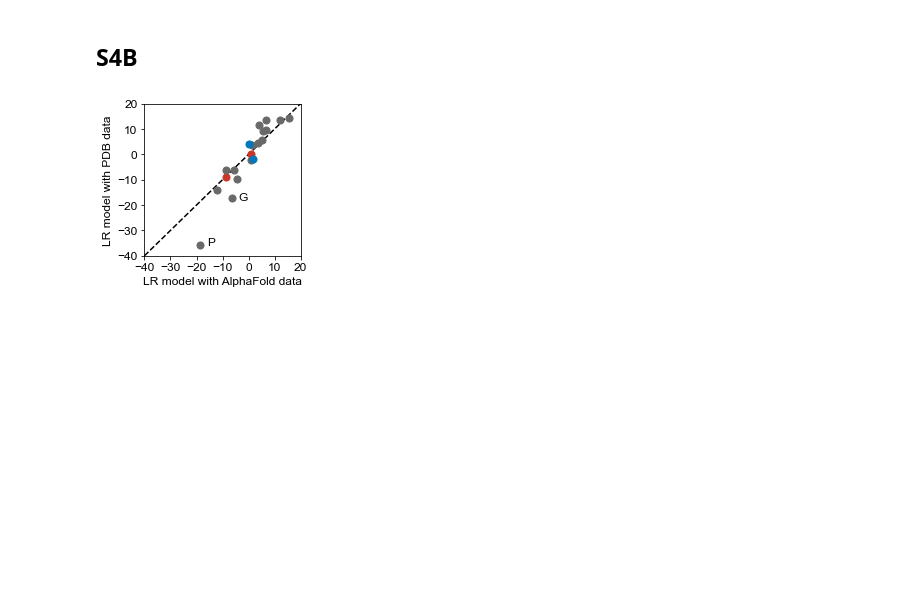
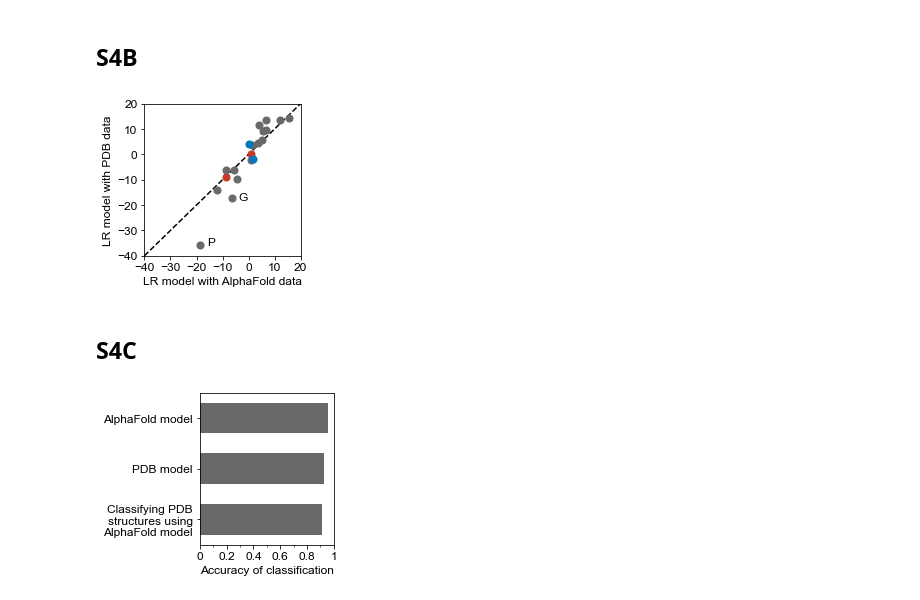
Before and after one commit to rosalindpan/hcrpaper, a Jupyter notebook: figures/FigureS4.ipynb, the cells around one changed output. Saved outputs shown, nothing was run; the diff lists cells and outputs as text; code cells hidden in the pictures; blank space fills up the shorter version.

```diff
--- a/figures/FigureS4.ipynb
+++ b/figures/FigureS4.ipynb
@@ -157,3 +157,35 @@ plt.savefig('./plots/FigureS4B.png', dpi=300, bbox_inches='tight')
 plt.show()
 # %% [output]
 [figure]
+# %% [markdown]
+## S4C
+# %%
+def change_width(ax, new_value) :
+    #https://stackoverflow.com/questions/34888058/changing-width-of-bars-in-bar-chart-created-using-seaborn-factorplot
+    for patch in ax.patches :
+
+        current_height = patch.get_height()
+        diff = current_height - new_value
+
+        # we change the bar width
+        patch.set_height(new_value)
+
+        # we recenter the bar
+        patch.set_y(patch.get_y() + diff * .5)
+# %%
+fig, ax = plt.subplots(figsize=(2.4,2.8))
+keys = ['AlphaFold model', 'PDB model', 'Classifying PDB\nstructures using\nAlphaFold model']
+vals = [0.9544642857142858, 0.9304981174001605, 0.9088482192457256]
+ax = sns.barplot(y=keys, x=vals, color='dimgrey', ax=ax)
+ax.set_yticklabels(keys)
+ax.set_xlabel('Accuracy of classification')
+ax.set_xlim(0,1)
+ax.set_xticks(np.arange(0, 1.05, 0.2))
+ax.set_xticklabels([0, 0.2, 0.4, 0.6, 0.8, 1])
+ax.set_xticks([0.1, 0.3, 0.5, 0.7, 0.9], minor=True)
+#ax.axvline(sc_acc, color='red', linestyle='dashed')
+change_width(ax, .6)
+plt.savefig('./plots/FigureS4C.png', dpi=300, bbox_inches='tight')
+plt.show()
+# %% [output]
+[figure, added]
```
Also changed, not shown: parts of 1 cell of this notebook, 19 other files.
